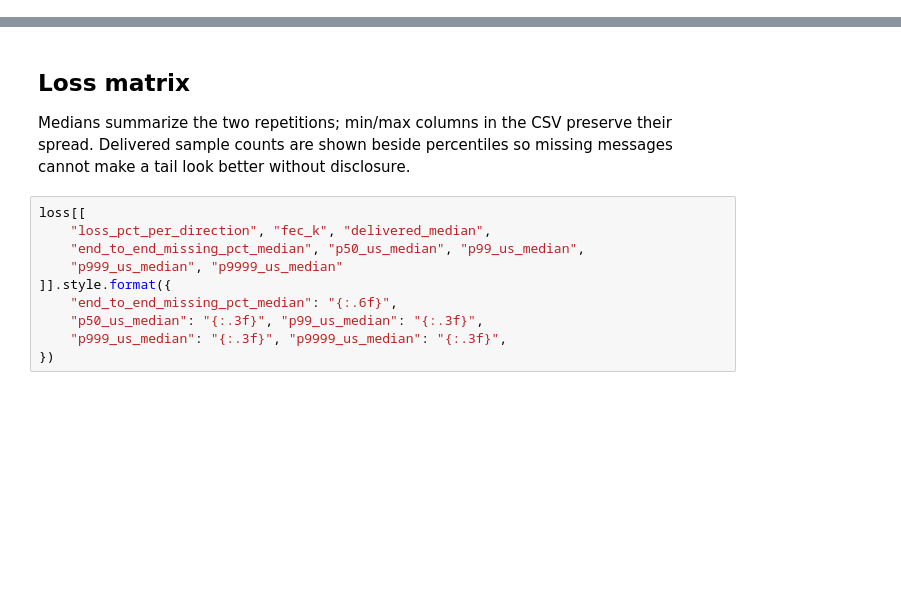
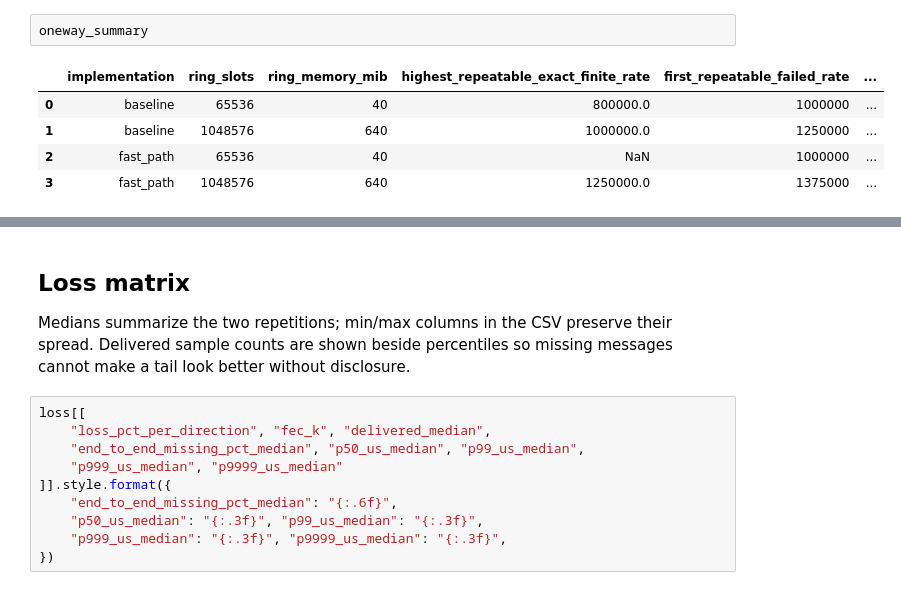
Before and after one commit to Midhilesh4890/low-latency-udp-fanout, a Jupyter notebook: analysis.ipynb, the cells around one changed output, grey strips where cells are left out. Cells and saved outputs as stored; diff of their text form; blank space fills up the shorter version.

```diff
--- a/analysis.ipynb
+++ b/analysis.ipynb
@@ -21,0 +30,8 @@ fanout = pd.read_csv(report_dir / "fanout_summary.csv")
+# %%
+oneway_summary
+# %% [output]
+|  | implementation | ring_slots | ring_memory_mib | highest_repeatable_exact_finite_rate | first_repeatable_failed_rate | ... |
+| 0 | baseline | 65536 | 40 | 800000.0 | 1000000 | ... |
+| 1 | baseline | 1048576 | 640 | 1000000.0 | 1250000 | ... |
+| 2 | fast_path | 65536 | 40 | NaN | 1000000 | ... |
+| 3 | fast_path | 1048576 | 640 | 1250000.0 | 1375000 | ... |
```
Also changed, not shown: parts of 6 cells of this notebook, 11 other files.
